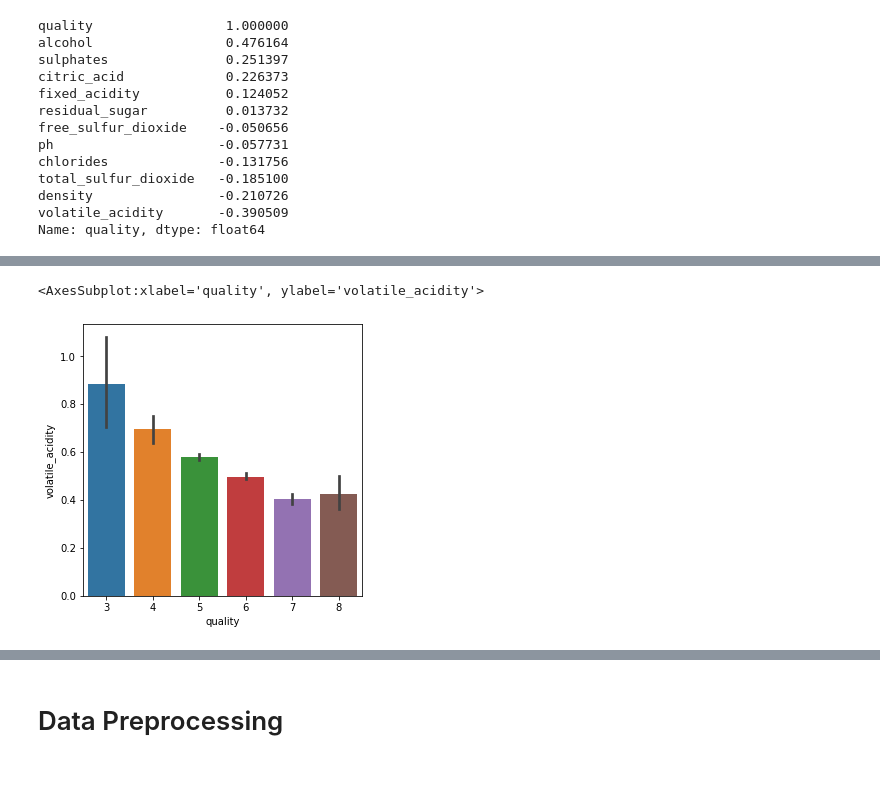
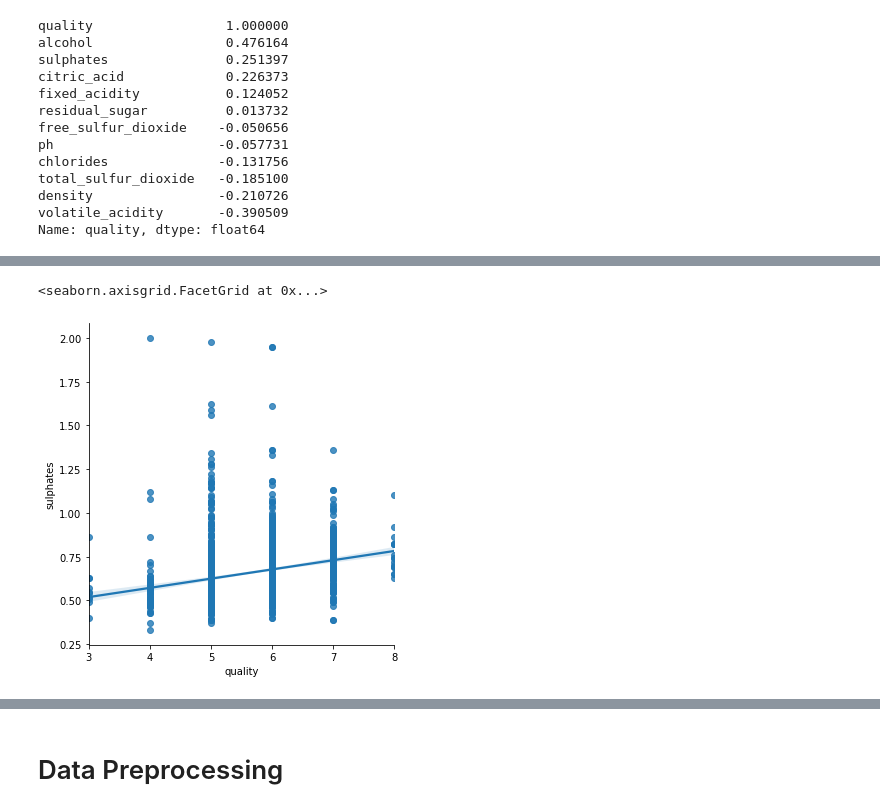
Before and after one commit to tiffanymykah/Portugal-Red-Wine, a Jupyter notebook: wine_euality_final_project.ipynb, the cells around one changed output, grey strips where cells are left out. Cells and saved outputs as stored; diff of their text form; code cells hidden in the pictures; blank space fills up the shorter version.

```diff
--- a/wine_euality_final_project.ipynb
+++ b/wine_euality_final_project.ipynb
@@ -203,7 +215,5 @@ sns.heatmap(wine_corr, cbar=True, square=True, fmt = '.1f', annot=True, annot_kw
-# %%
-# Volatile acidity vs quality
-plot = plt.figure(figsize=(5,5))
-sns.barplot(x='quality', y='volatile_acidity', data = df_joined)
-# %% [output]
-<AxesSubplot:xlabel='quality', ylabel='volatile_acidity'>
-[figure, removed]
+# %%
+sns.lmplot(x="quality", y="sulphates", data=df_joined)
+# %% [output]
+<seaborn.axisgrid.FacetGrid at 0x...>
+[figure, added]
```
Also changed, not shown: parts of 15 cells of this notebook.
